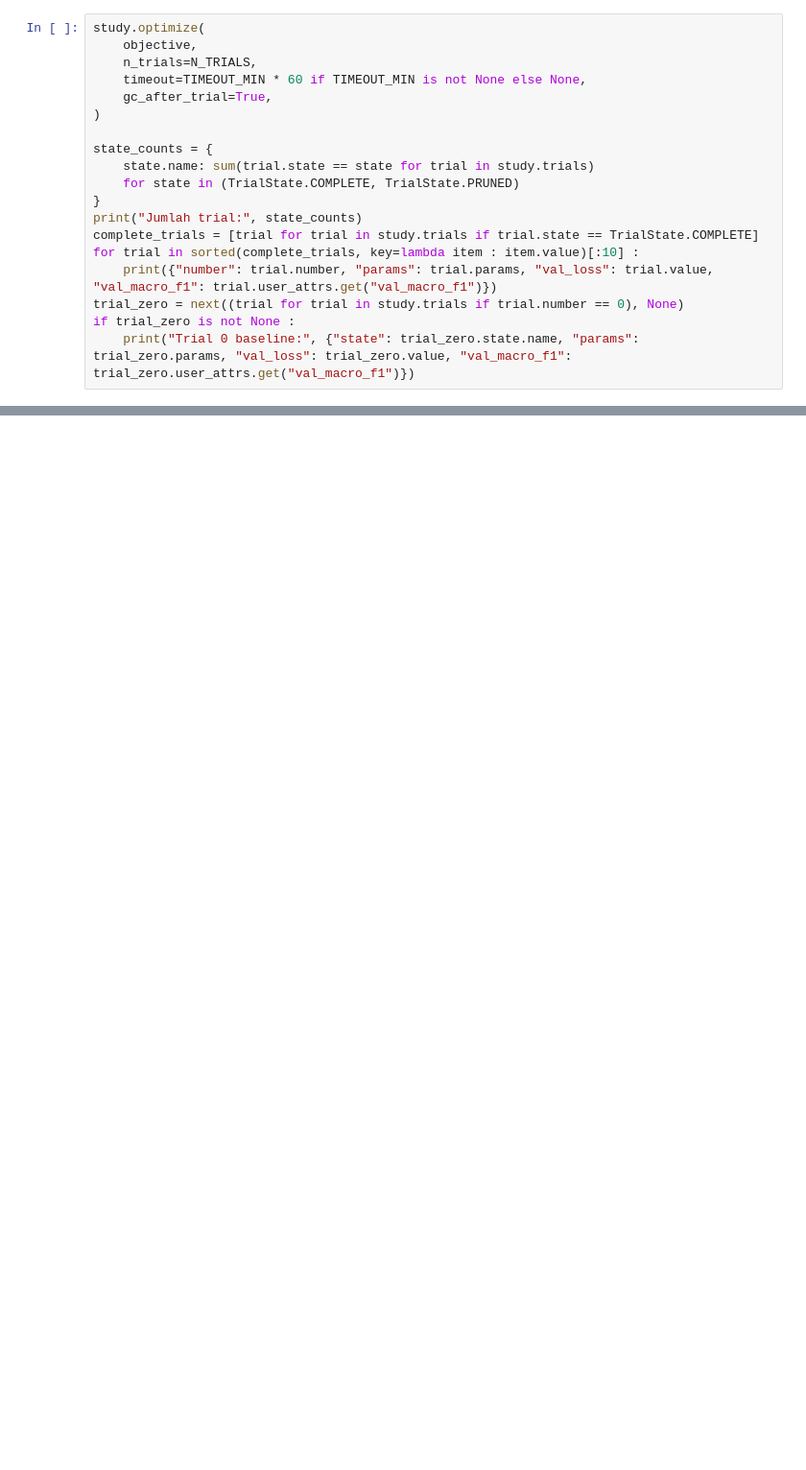
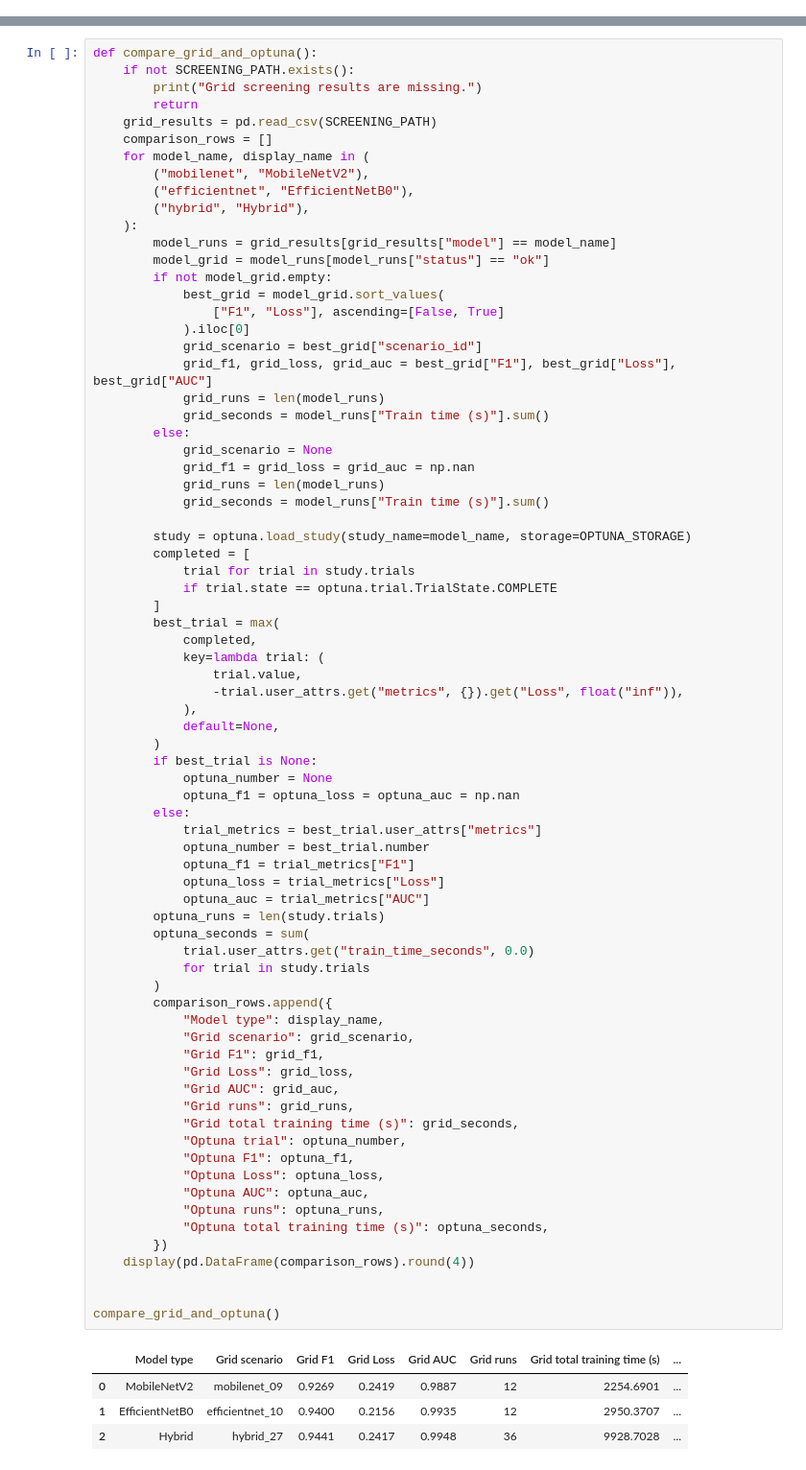
Before and after one commit to rifqiadrianto007/hybrid_modelv3.1, a Jupyter notebook: optuna_explore.ipynb, the cells around one changed output, grey strips where cells are left out. Shown at 96% size. Cells and saved outputs as stored; diff of their text form; blank space fills up the shorter version.

```diff
--- a/optuna_explore.ipynb
+++ b/optuna_explore.ipynb
@@ -780,19 +0,0 @@ Study smoke dihapus: smoke_hybrid
-# %%
-study.optimize(
-    objective,
-    n_trials=N_TRIALS,
-    timeout=TIMEOUT_MIN * 60 if TIMEOUT_MIN is not None else None,
-    gc_after_trial=True,
-)
-
-state_counts = {
-    state.name: sum(trial.state == state for trial in study.trials)
-    for state in (TrialState.COMPLETE, TrialState.PRUNED)
-}
-print("Jumlah trial:", state_counts)
-complete_trials = [trial for trial in study.trials if trial.state == TrialState.COMPLETE]
-for trial in sorted(complete_trials, key=lambda item : item.value)[:10] :
-    print({"number": trial.number, "params": trial.params, "val_loss": trial.value, "val_macro_f1": trial.user_attrs.get("val_macro_f1")})
-trial_zero = next((trial for trial in study.trials if trial.number == 0), None)
-if trial_zero is not None :
-    print("Trial 0 baseline:", {"state": trial_zero.state.name, "params": trial_zero.params, "val_loss": trial_zero.value, "val_macro_f1": trial_zero.user_attrs.get("val_macro_f1")})
@@ -1166,0 +547,79 @@ plt.close(figure)
+# %%
+def compare_grid_and_optuna():
+    if not SCREENING_PATH.exists():
+        print("Grid screening results are missing.")
+        return
+    grid_results = pd.read_csv(SCREENING_PATH)
+    comparison_rows = []
+    for model_name, display_name in (
+        ("mobilenet", "MobileNetV2"),
+        ("efficientnet", "EfficientNetB0"),
+        ("hybrid", "Hybrid"),
+    ):
+        model_runs = grid_results[grid_results["model"] == model_name]
+        model_grid = model_runs[model_runs["status"] == "ok"]
+        if not model_grid.empty:
+            best_grid = model_grid.sort_values(
+                ["F1", "Loss"], ascending=[False, True]
+            ).iloc[0]
+            grid_scenario = best_grid["scenario_id"]
+            grid_f1, grid_loss, grid_auc = best_grid["F1"], best_grid["Loss"], best_grid["AUC"]
+            grid_runs = len(model_runs)
+            grid_seconds = model_runs["Train time (s)"].sum()
+        else:
+            grid_scenario = None
+            grid_f1 = grid_loss = grid_auc = np.nan
+            grid_runs = len(model_runs)
+            grid_seconds = model_runs["Train time (s)"].sum()
+
+        study = optuna.load_study(study_name=model_name, storage=OPTUNA_STORAGE)
+        completed = [
+            trial for trial in study.trials
+            if trial.state == optuna.trial.TrialState.COMPLETE
+        ]
+        best_trial = max(
+            completed,
+            key=lambda trial: (
+                trial.value,
+                -trial.user_attrs.get("metrics", {}).get("Loss", float("inf")),
+            ),
+            default=None,
+        )
+        if best_trial is None:
+            optuna_number = None
+            optuna_f1 = optuna_loss = optuna_auc = np.nan
+        else:
+            trial_metrics = best_trial.user_attrs["metrics"]
+            optuna_number = best_trial.number
+            optuna_f1 = trial_metrics["F1"]
+            optuna_loss = trial_metrics["Loss"]
+            optuna_auc = trial_metrics["AUC"]
+        optuna_runs = len(study.trials)
+        optuna_seconds = sum(
+            trial.user_attrs.get("train_time_seconds", 0.0)
+            for trial in study.trials
+        )
+        comparison_rows.append({
+            "Model type": display_name,
+            "Grid scenario": grid_scenario,
+            "Grid F1": grid_f1,
+            "Grid Loss": grid_loss,
+            "Grid AUC": grid_auc,
+            "Grid runs": grid_runs,
+            "Grid total training time (s)": grid_seconds,
+            "Optuna trial": optuna_number,
+            "Optuna F1": optuna_f1,
+            "Optuna Loss": optuna_loss,
+            "Optuna AUC": optuna_auc,
+            "Optuna runs": optuna_runs,
+            "Optuna total training time (s)": optuna_seconds,
+        })
+    display(pd.DataFrame(comparison_rows).round(4))
+
+
+compare_grid_and_optuna()
+# %% [output]
+|  | Model type | Grid scenario | Grid F1 | Grid Loss | Grid AUC | Grid runs | Grid total training time (s) | ... |
+| 0 | MobileNetV2 | mobilenet_09 | 0.9269 | 0.2419 | 0.9887 | 12 | 2254.6901 | ... |
+| 1 | EfficientNetB0 | efficientnet_10 | 0.9400 | 0.2156 | 0.9935 | 12 | 2950.3707 | ... |
+| 2 | Hybrid | hybrid_27 | 0.9441 | 0.2417 | 0.9948 | 36 | 9928.7028 | ... |
```
Also changed, not shown: parts of 45 cells of this notebook.
